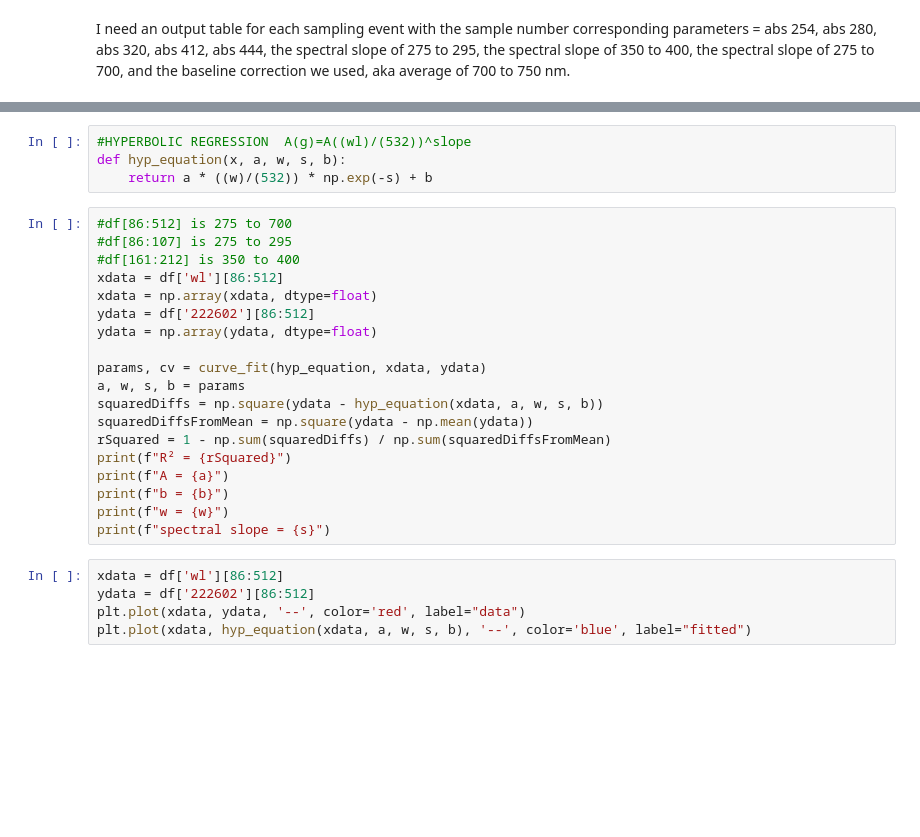
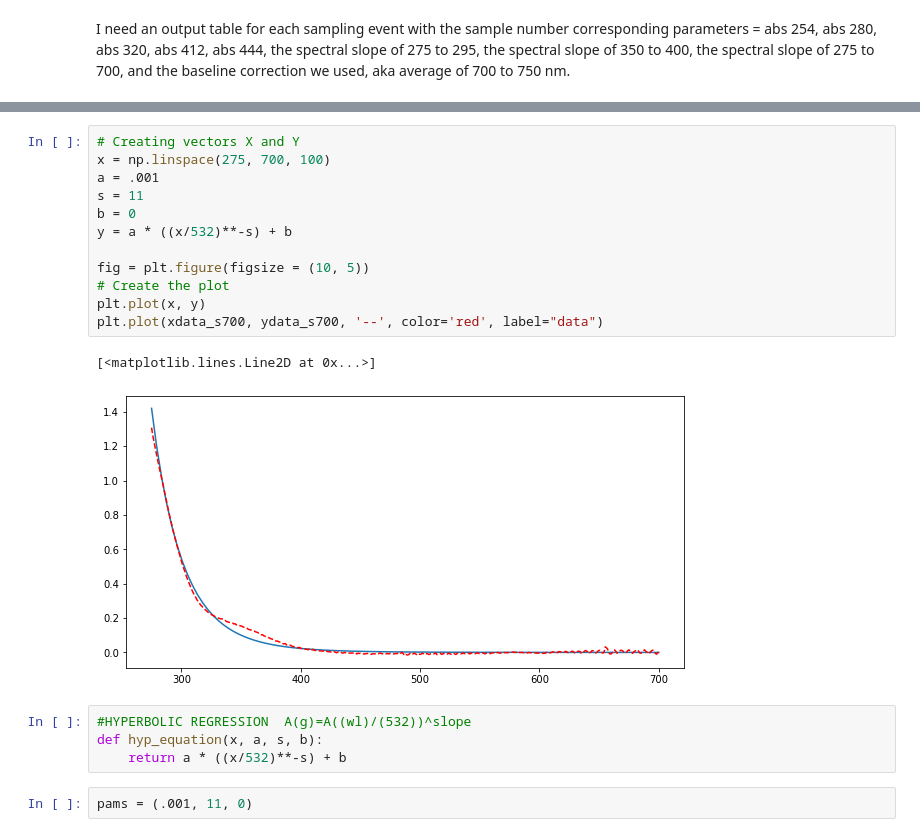
Before and after one commit to Hanna-the-explorer/NASA_Jupyter_Projects, a Jupyter notebook: DATA_Processing_codes/CDOM_DATA_PROCESS.ipynb, the cells around one changed output, grey strips where cells are left out. Saved outputs shown, nothing was run; the diff lists cells and outputs as text; blank space fills up the shorter version.

```diff
--- a/DATA_Processing_codes/CDOM_DATA_PROCESS.ipynb
+++ b/DATA_Processing_codes/CDOM_DATA_PROCESS.ipynb
@@ -278,28 +290,21 @@ plt.plot(xdata, exp_equation(xdata, a, s, b), '--', color='blue', label="fitted"
+# %%
+# Creating vectors X and Y
+x = np.linspace(275, 700, 100)
+a = .001
+s = 11
+b = 0
+y = a * ((x/532)**-s) + b
+
+fig = plt.figure(figsize = (10, 5))
+# Create the plot
+plt.plot(x, y)
+plt.plot(xdata_s700, ydata_s700, '--', color='red', label="data")
+# %% [output]
+[<matplotlib.lines.Line2D at 0x...>]
+[figure, added]
 # %%
 #HYPERBOLIC REGRESSION  A(g)=A((wl)/(532))^slope
-def hyp_equation(x, a, w, s, b):
-    return a * ((w)/(532)) * np.exp(-s) + b
+def hyp_equation(x, a, s, b):
+    return a * ((x/532)**-s) + b
-# %%
-#df[86:512] is 275 to 700
-#df[86:107] is 275 to 295
-#df[161:212] is 350 to 400
-xdata = df['wl'][86:512]
-xdata = np.array(xdata, dtype=float)
-ydata = df['222602'][86:512]
-ydata = np.array(ydata, dtype=float)
-
-params, cv = curve_fit(hyp_equation, xdata, ydata)
-a, w, s, b = params
-squaredDiffs = np.square(ydata - hyp_equation(xdata, a, w, s, b))
-squaredDiffsFromMean = np.square(ydata - np.mean(ydata))
-rSquared = 1 - np.sum(squaredDiffs) / np.sum(squaredDiffsFromMean)
-print(f"R² = {rSquared}")
-print(f"A = {a}")
-print(f"b = {b}")
-print(f"w = {w}")
-print(f"spectral slope = {s}")
-# %%
-xdata = df['wl'][86:512]
-ydata = df['222602'][86:512]
-plt.plot(xdata, ydata, '--', color='red', label="data")
-plt.plot(xdata, hyp_equation(xdata, a, w, s, b), '--', color='blue', label="fitted")
+# %%
+pams = (.001, 11, 0)
```
Also changed, not shown: parts of 21 cells of this notebook.
